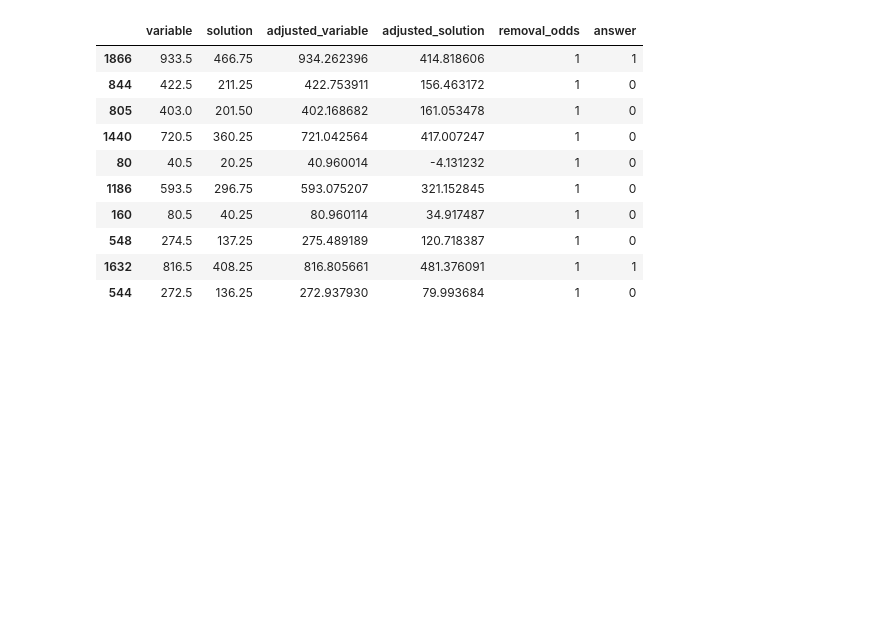
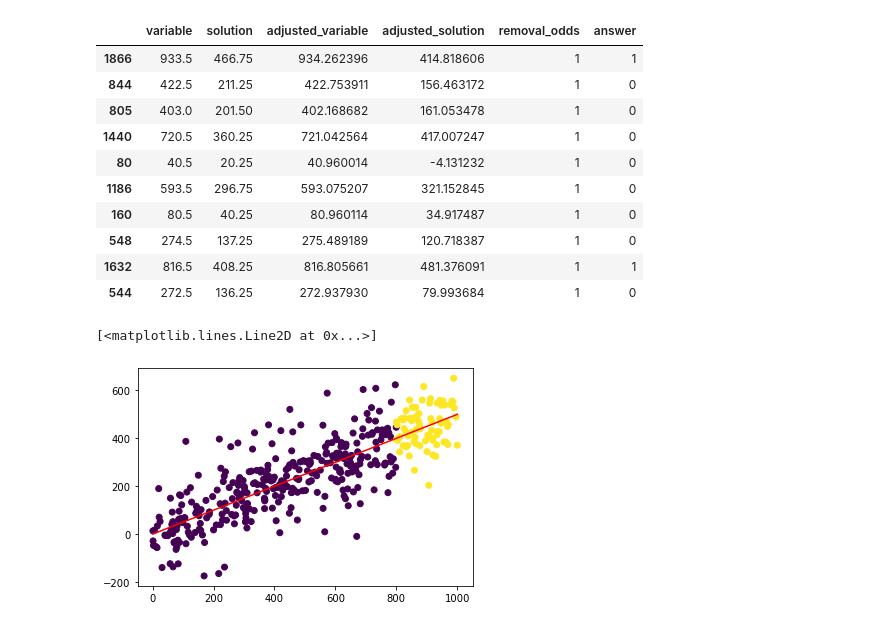
Before and after one commit to wonderbug2020/Synthetic_Data_Creation, a Jupyter notebook: Simple_Linear_Clean.ipynb, the cells around one changed output. Drawn from its saved outputs; the diff is of its cells as text; code cells hidden in the pictures; blank space fills up the shorter version.

Commit message:
added a new graph to highlight answer

```diff
--- a/Simple_Linear_Clean.ipynb
+++ b/Simple_Linear_Clean.ipynb
@@ -90,3 +90,9 @@ simple_linear_light.sample(10)
 | 548 | 274.5 | 137.25 | 275.489189 | 120.718387 | 1 | 0 |
 | 1632 | 816.5 | 408.25 | 816.805661 | 481.376091 | 1 | 1 |
 | 544 | 272.5 | 136.25 | 272.937930 | 79.993684 | 1 | 0 |
+# %%
+plt.scatter(simple_linear_light['variable'],simple_linear_light['adjusted_solution'],c=simple_linear_light['answer'])
+plt.plot(simple_linear_light['variable'],simple_linear_light['solution'],color='red')
+# %% [output]
+[<matplotlib.lines.Line2D at 0x...>]
+[figure, added]
```
